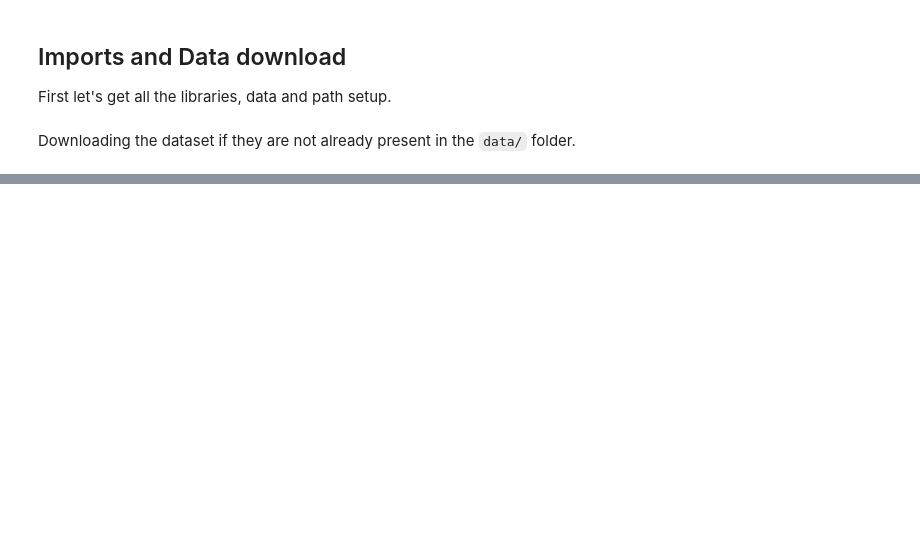
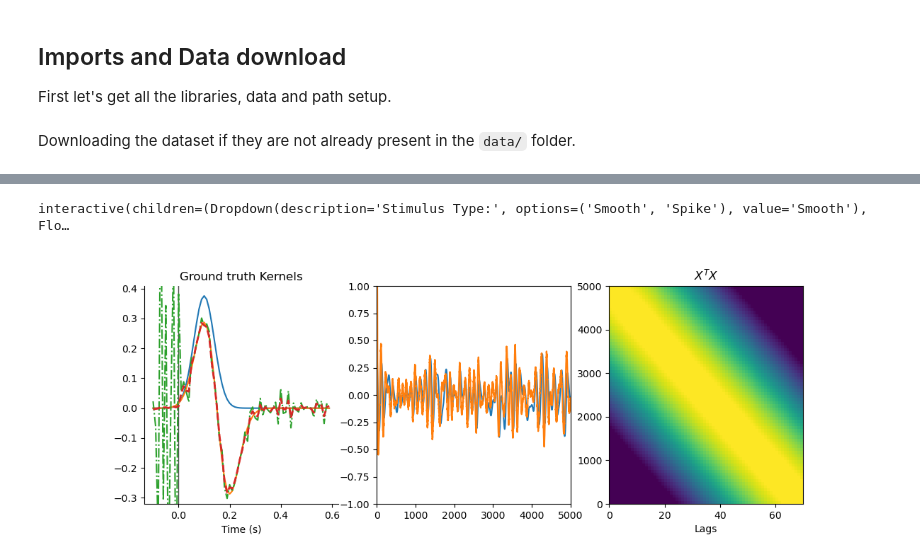
Before and after one commit to CNSP-Workshop/CNSP25_tutorial_HWeissbart, a Jupyter notebook: notebooks/tutorial_1.ipynb, the cells around one changed output, grey strips where cells are left out. Saved outputs shown, nothing was run; the diff lists cells and outputs as text; code cells hidden in the pictures; blank space fills up the shorter version.

```diff
--- a/notebooks/tutorial_1.ipynb
+++ b/notebooks/tutorial_1.ipynb
@@ -85,0 +124,77 @@ interactive(children=(FloatSlider(value=1.0, description='frequency', max=5.0, m
+# %%
+import numpy as np
+import matplotlib.pyplot as plt
+from ipywidgets import interact, FloatSlider, IntSlider, Dropdown
+from utils.surrogate import simulate_spike_events, simulate_smooth_signal, create_kernel
+from utils.helpers import convolve_with_kernel, lag_matrix, lag_span, _svd_regress
+%matplotlib widget
+
+# Initial setup of the figure and axes
+fig, ax = plt.subplots(1, 3, figsize=(12, 4))
+ax[0].set_title('Ground truth Kernels')
+ax[0].axvline(0, color=[0.3] * 3, linestyle='-', label='Event time', lw=1)
+ax[0].set_xlabel('Time (s)')
+ax[0].spines['top'].set_visible(False)
+ax[0].spines['right'].set_visible(False)
+
+tker, kernel = create_kernel(spread=0.04)
+_, kernel2 = create_kernel(bipolar=True, loc_peak=0.15)
+kernel_line, = ax[0].plot(tker, kernel, label='Kernel')
+kernel2_line, = ax[0].plot(tker, kernel2, label='Kernel2')
+stim_line, = ax[1].plot([], [], label='Stimulus')
+resp_line, = ax[1].plot([], [], label='Response')
+beta_ols_line, = ax[0].plot([], [], label='Estimated kernel (OLS)', ls='-.')
+beta_ridge_line, = ax[0].plot([], [], label='Estimated kernel (Ridge by SVD)', ls='--', lw=2)
+im = ax[2].imshow(np.zeros((len(kernel), len(kernel))), aspect='auto')  # Placeholder for the image
+im = ax[2].imshow(X.T@X, aspect='auto')  # Placeholder for the image
+ax[2].set_title('$X^TX$')
+ax[2].set_xlabel('Lags')
+ax[1].set_xlim(0, 5000)
+ax[1].set_ylim(-1, 1)
+
+def interactive_demo(stim_type, low_pass_freq, alpha, event_interval):
+    if stim_type == 'Spike':
+        stim = simulate_spike_events(n_samples=5000, event_interval=event_interval)
+    else:
+        stim = simulate_smooth_signal(n_samples=5000, sample_rate=100, low_pass_freq=low_pass_freq)
+
+    stim_line.set_data(np.arange(len(stim)), stim)
+
+    resp = convolve_with_kernel(stim, kernel2, tmin=tker[0], tmax=tker[-1], fs=100)
+    resp += np.random.randn(len(resp)) * 0.01  # Add some noise
+    resp_line.set_data(np.arange(len(resp)), resp)
+
+    lags = lag_span(tker[0], tker[-1]+1/100, srate=100)
+    X = lag_matrix(stim, lags=lags)
+    try:
+        beta0 = np.linalg.inv(X.T @ X + 0.0 * np.eye(len(lags))) @ X.T @ resp
+    except np.linalg.LinAlgError:
+        print("Singular matrix encountered in OLS estimation.")
+        beta0 = np.zeros(len(lags)) * np.nan
+    edges = np.where(X.sum(axis=0) == 0)[0]
+
+    X_ = np.delete(X, edges, axis=1)
+    resp_ = np.delete(resp, edges)
+    try:
+        beta02 = np.linalg.inv(X_.T @ X_ + 0.0 * np.eye(X_.shape[1])) @ X_.T @ resp_
+    except np.linalg.LinAlgError:
+        print("Singular matrix encountered in OLS estimation (trimmed).")
+        beta02 = np.zeros(X_.shape[1]) * np.nan
+
+    beta_ols_line.set_data(tker, beta0)
+    beta = _svd_regress(X, resp[:, None], alpha=[alpha]).squeeze()
+    beta_ridge_line.set_data(tker, beta)
+    im.set_data(X.T @ X)
+    im.set_extent([0, X.T.shape[0], 0, X.T.shape[1]])
+
+    fig.canvas.draw_idle()
+
+interact(interactive_demo,
+         stim_type=Dropdown(options=['Smooth', 'Spike'], value='Smooth', description='Stimulus Type:'),
+         low_pass_freq=FloatSlider(value=1.0, min=0.1, max=5.0, step=0.1, description='Low Pass Freq:'),
+         alpha=FloatSlider(value=0.1, min=0.01, max=1.0, step=0.01, description='Ridge Alpha:'),
+         event_interval=IntSlider(value=10, min=1, max=100, step=1, description='Spike Interval:')
+        );
+# %% [output]
+interactive(children=(Dropdown(description='Stimulus Type:', options=('Smooth', 'Spike'), value='Smooth'), Flo…
+[figure, added]
```
Also changed, not shown: parts of 4 cells of this notebook, 4 other files.
